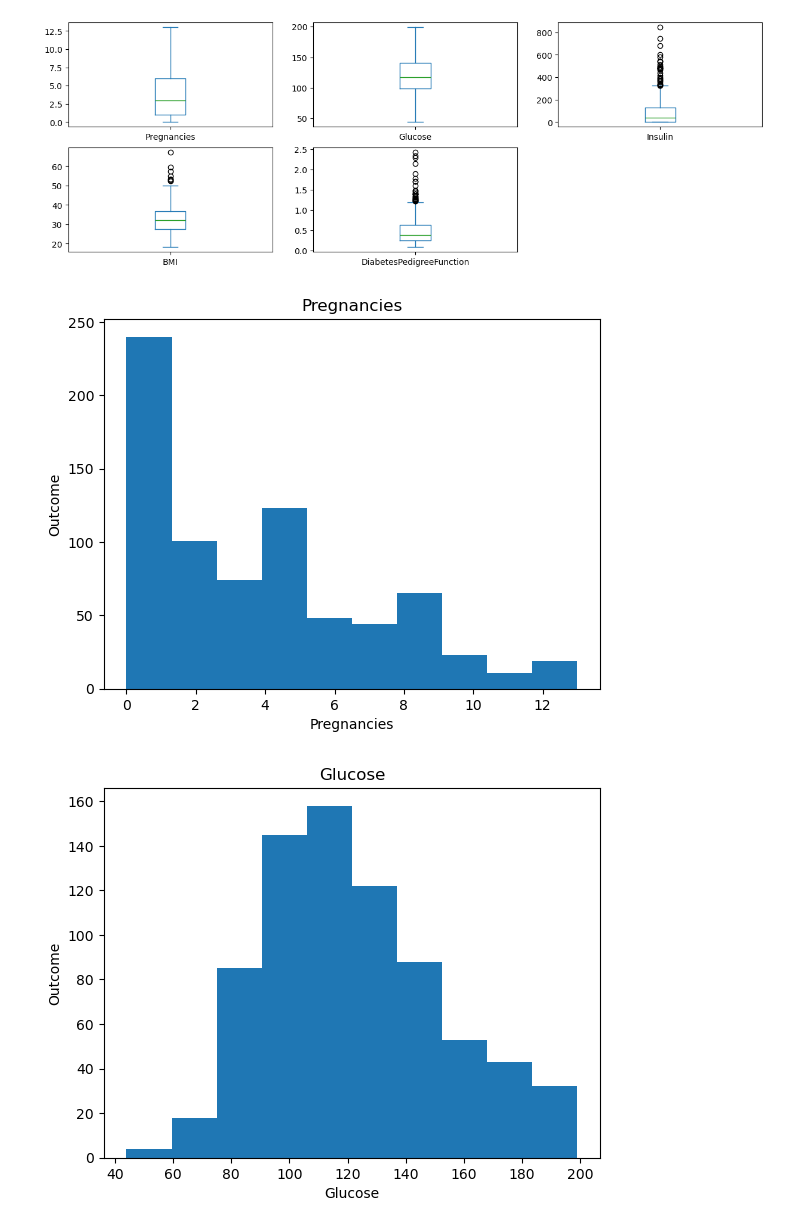
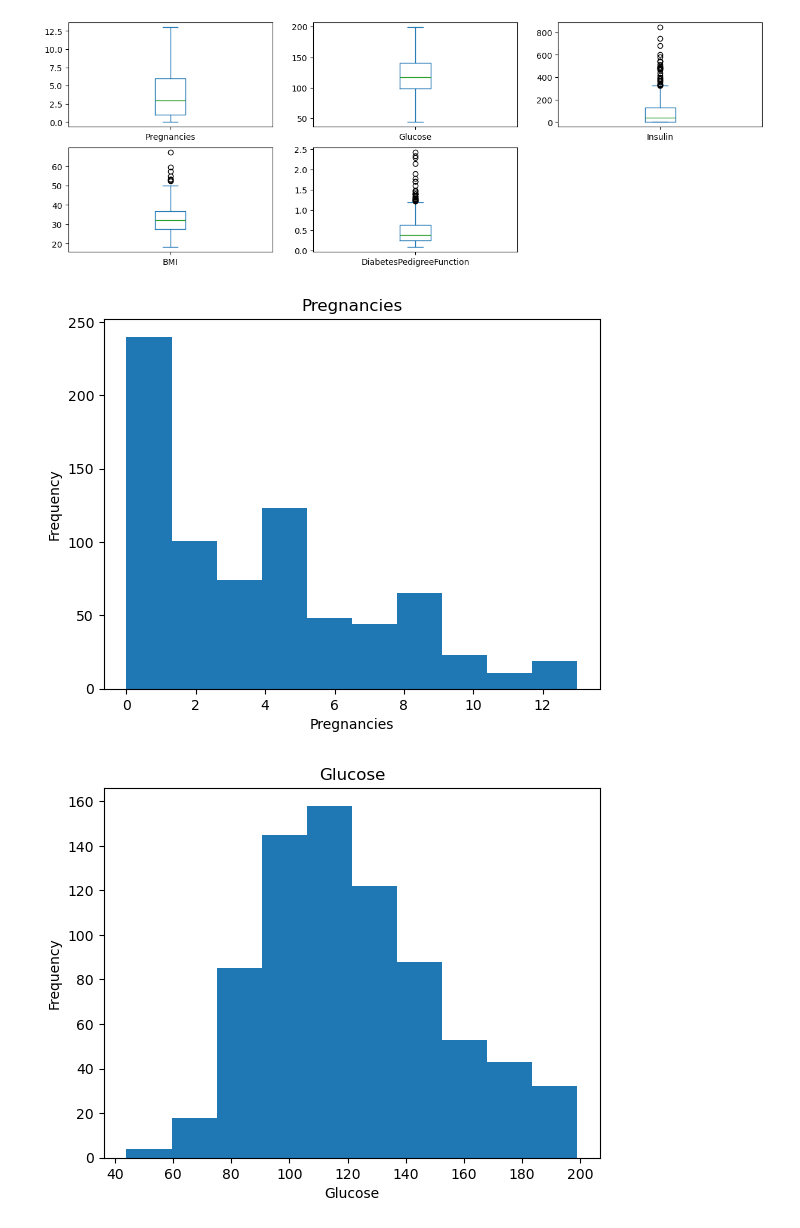
Before and after one commit to HUONSopanha/Introduction-to-Data-Science, a Jupyter notebook: Cleaning.ipynb, the cells around one changed output. Drawn from its saved outputs; the diff is of its cells as text; code cells hidden in the pictures.

```diff
--- a/Cleaning.ipynb
+++ b/Cleaning.ipynb
@@ -129,10 +129,10 @@ for i in range(1,6):
 # %%
 for label in cols[:-1]:
     plt.hist(df[label])
     plt.title(label)
-    plt.ylabel('Outcome')
+    plt.ylabel('Frequency')
     plt.xlabel(label)
     plt.show()
 # %% [output]
-[figure, old version]
+[figure, new version]
-[figure, old version]
+[figure, new version]
```
Also changed, not shown: parts of 3 cells of this notebook.
